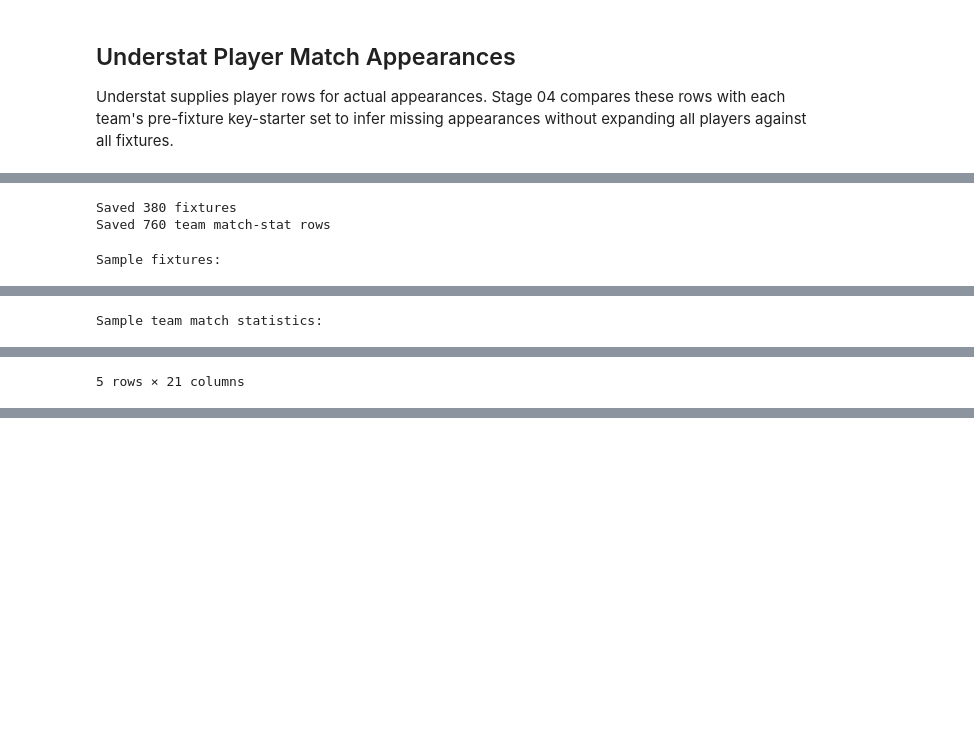
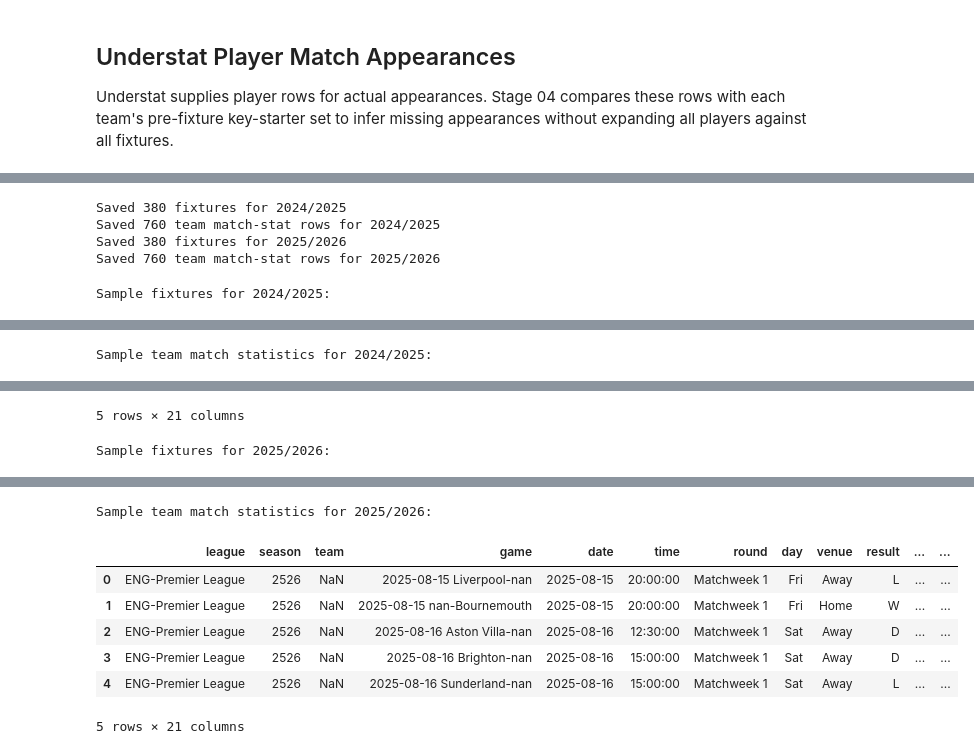
Before and after one commit to AlexOla-NG/sports-betting-poisson-ml, a Jupyter notebook: notebooks/01_ingestion/01_soccerdata_ingest.ipynb, the cells around one changed output, grey strips where cells are left out. Drawn from its saved outputs; the diff is of its cells as text; code cells hidden in the pictures; blank space fills up the shorter version.

```diff
--- a/notebooks/01_ingestion/01_soccerdata_ingest.ipynb
+++ b/notebooks/01_ingestion/01_soccerdata_ingest.ipynb
@@ -123,38 +113,42 @@ Saved player match logs to /Users/mac/Documents/Projects/SportsBettingPoisson+ML
 # %%
-PROJECT_ROOT = Path.cwd().resolve().parents[1]
+# Save each configured season to its own raw-data directory
+for season in configured_seasons:
+    season_clean = season.replace("/", "-")
+    output_dir = repo_root / "data" / "raw" / season_clean
+    output_dir.mkdir(parents=True, exist_ok=True)
 
-# Clean season string for safe directory naming
-season_clean = season.replace("/", "-")
-
-# Construct the absolute path directly from the root
-output_dir = PROJECT_ROOT / "data" / "raw" / season_clean
-output_dir.mkdir(parents=True, exist_ok=True)
-
-if fixtures is not None and len(fixtures) > 0:
-    fixtures.to_parquet(output_dir / "fixtures.parquet", index=False)
-    print(f"Saved {len(fixtures)} fixtures")
-if match_stats is not None and len(match_stats) > 0:
-    match_stats.to_parquet(output_dir / "match_stats.parquet", index=False)
-    print(f"Saved {len(match_stats)} team match-stat rows")
+    fixtures = fixtures_by_season.get(season)
+    match_stats = match_stats_by_season.get(season)
+    if fixtures is not None and len(fixtures) > 0:
+        fixtures.to_parquet(output_dir / "fixtures.parquet", index=False)
+        print(f"Saved {len(fixtures)} fixtures for {season}")
+    if match_stats is not None and len(match_stats) > 0:
+        match_stats.to_parquet(output_dir / "match_stats.parquet", index=False)
+        print(f"Saved {len(match_stats)} team match-stat rows for {season}")
 # %% [output]
-Saved 380 fixtures
-Saved 760 team match-stat rows
+Saved 380 fixtures for 2024/2025
+Saved 760 team match-stat rows for 2024/2025
+Saved 380 fixtures for 2025/2026
+Saved 760 team match-stat rows for 2025/2026
 # %%
-if fixtures is not None and len(fixtures) > 0:
-    print("Sample fixtures:")
-    display(fixtures.head())
-if match_stats is not None and len(match_stats) > 0:
-    print("Sample team match statistics:")
-    display(match_stats.head())
+for season in configured_seasons:
+    fixtures = fixtures_by_season.get(season)
+    match_stats = match_stats_by_season.get(season)
+    if fixtures is not None and len(fixtures) > 0:
+        print(f"Sample fixtures for {season}:")
+        display(fixtures.head())
+    if match_stats is not None and len(match_stats) > 0:
+        print(f"Sample team match statistics for {season}:")
+        display(match_stats.head())
 # %% [output]
-Sample fixtures:
+Sample fixtures for 2024/2025:
 |  | league | season | game | week | day | date | time | home_team | score | away_team | ... |
 | 0 | ENG-Premier League | 2425 | 2024-08-16 Manchester Utd-Fulham | 1 | Fri | 2024-08-16 | 20:00 | Manchester Utd | 1–0 | Fulham | ... |
 | 1 | ENG-Premier League | 2425 | 2024-08-17 Arsenal-Wolves | 1 | Sat | 2024-08-17 | 15:00 | Arsenal | 2–0 | Wolves | ... |
 | 2 | ENG-Premier League | 2425 | 2024-08-17 Everton-Brighton | 1 | Sat | 2024-08-17 | 15:00 | Everton | 0–3 | Brighton | ... |
 | 3 | ENG-Premier League | 2425 | 2024-08-17 Ipswich Town-Liverpool | 1 | Sat | 2024-08-17 | 12:30 | Ipswich Town | 0–2 | Liverpool | ... |
 | 4 | ENG-Premier League | 2425 | 2024-08-17 Newcastle-Southampton | 1 | Sat | 2024-08-17 | 15:00 | Newcastle | 1–0 | Southampton | ... |
-Sample team match statistics:
+Sample team match statistics for 2024/2025:
 |  | league | season | team | game | date | time | round | day | venue | result | ... | ... |
 | 0 | ENG-Premier League | 2425 | NaN | 2024-08-16 Manchester Utd-nan | 2024-08-16 | 20:00:00 | Matchweek 1 | Fri | Away | L | ... | ... |
 | 1 | ENG-Premier League | 2425 | NaN | 2024-08-16 nan-Fulham | 2024-08-16 | 20:00:00 | Matchweek 1 | Fri | Home | W | ... | ... |
@@ -162,3 +156,4 @@ Sample team match statistics:
 | 3 | ENG-Premier League | 2425 | NaN | 2024-08-17 Everton-nan | 2024-08-17 | 15:00:00 | Matchweek 1 | Sat | Away | W | ... | ... |
 | 4 | ENG-Premier League | 2425 | NaN | 2024-08-17 Ipswich Town-nan | 2024-08-17 | 12:30:00 | Matchweek 1 | Sat | Away | W | ... | ... |
 5 rows × 21 columns
+Sample fixtures for 2025/2026:
@@ -165,2 +166,10 @@ Sample team match statistics:
+Sample team match statistics for 2025/2026:
+|  | league | season | team | game | date | time | round | day | venue | result | ... | ... |
+| 0 | ENG-Premier League | 2526 | NaN | 2025-08-15 Liverpool-nan | 2025-08-15 | 20:00:00 | Matchweek 1 | Fri | Away | L | ... | ... |
+| 1 | ENG-Premier League | 2526 | NaN | 2025-08-15 nan-Bournemouth | 2025-08-15 | 20:00:00 | Matchweek 1 | Fri | Home | W | ... | ... |
+| 2 | ENG-Premier League | 2526 | NaN | 2025-08-16 Aston Villa-nan | 2025-08-16 | 12:30:00 | Matchweek 1 | Sat | Away | D | ... | ... |
+| 3 | ENG-Premier League | 2526 | NaN | 2025-08-16 Brighton-nan | 2025-08-16 | 15:00:00 | Matchweek 1 | Sat | Away | D | ... | ... |
+| 4 | ENG-Premier League | 2526 | NaN | 2025-08-16 Sunderland-nan | 2025-08-16 | 15:00:00 | Matchweek 1 | Sat | Away | L | ... | ... |
+5 rows × 21 columns
 # %%
 print("=== Data Validation ===")
```
Also changed, not shown: parts of 6 cells of this notebook, 8 other files.
